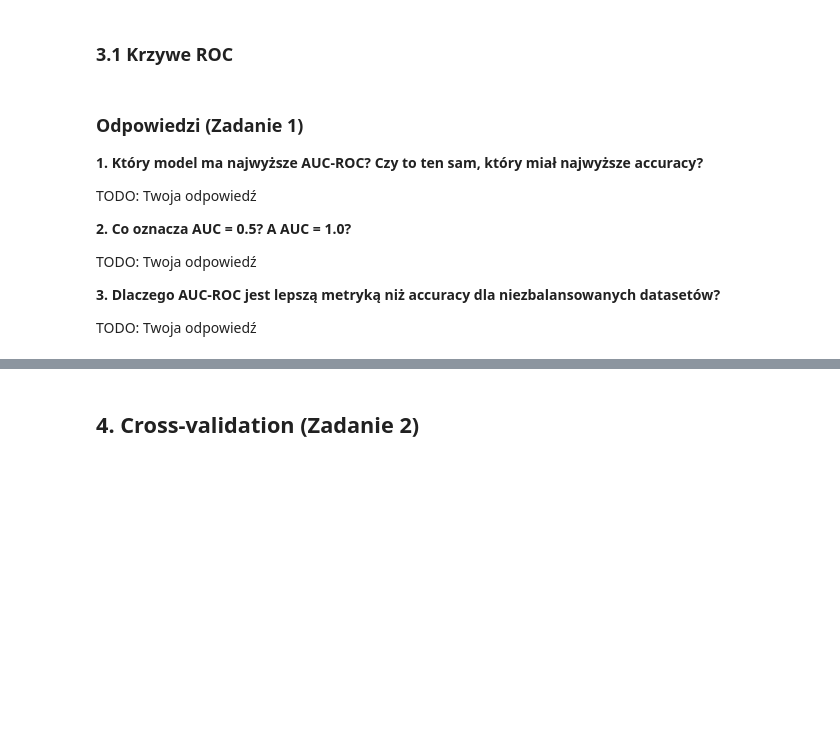
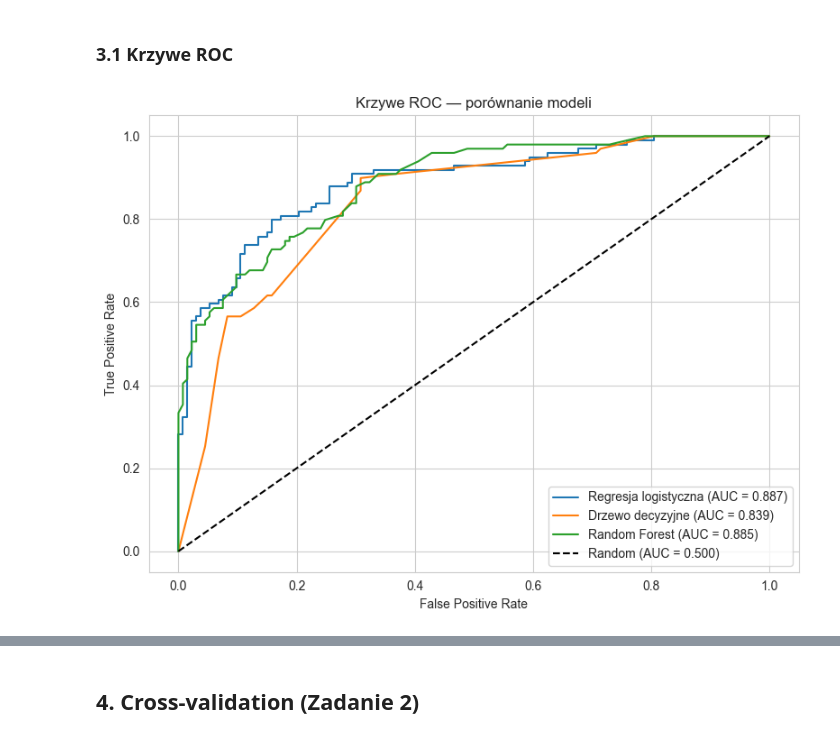
Before and after one commit to metrics-or-it-didnt-happen/lab12-model-tournament, a Jupyter notebook: model_tournament.ipynb, the cells around one changed output, grey strips where cells are left out. Cells and saved outputs as stored; diff of their text form; code cells hidden in the pictures; blank space fills up the shorter version.

```diff
--- a/model_tournament.ipynb
+++ b/model_tournament.ipynb
@@ -128,37 +136,23 @@ print("Modele wytrenowane.")
 # %% [markdown]
 ### 3.1 Krzywe ROC
 # %%
-# TODO: Narysuj krzywe ROC dla 3 modeli na jednym wykresie
-#
-# fig, ax = plt.subplots(figsize=(8, 6))
-#
-# for name, y_proba in [
-#     ("Regresja logistyczna", y_proba_lr),
-#     ("Drzewo decyzyjne", y_proba_dt),
-#     ("Random Forest", y_proba_rf),
-# ]:
-#     fpr, tpr, _ = roc_curve(y_test, y_proba)
-#     auc = roc_auc_score(y_test, y_proba)
-#     ax.plot(fpr, tpr, label=f"{name} (AUC = {auc:.3f})")
-#
-# ax.plot([0, 1], [0, 1], "k--", label="Random (AUC = 0.500)")
-# ax.set_xlabel("False Positive Rate")
-# ax.set_ylabel("True Positive Rate")
-# ax.set_title("Krzywe ROC — porównanie modeli")
-# ax.legend(loc="lower right")
-# plt.tight_layout()
-# plt.show()
+fig, ax = plt.subplots(figsize=(8, 6))
+
+for name, y_proba in [
+    ("Regresja logistyczna", y_proba_lr),
+    ("Drzewo decyzyjne", y_proba_dt),
+    ("Random Forest", y_proba_rf),
+]:
+    fpr, tpr, _ = roc_curve(y_test, y_proba)
+    auc = roc_auc_score(y_test, y_proba)
+    ax.plot(fpr, tpr, label=f"{name} (AUC = {auc:.3f})")
+
+ax.plot([0, 1], [0, 1], "k--", label="Random (AUC = 0.500)")
+ax.set_xlabel("False Positive Rate")
+ax.set_ylabel("True Positive Rate")
+ax.set_title("Krzywe ROC — porównanie modeli")
+ax.legend(loc="lower right")
+plt.tight_layout()
+plt.show()
+# %% [output]
+[figure, added]
-# %% [markdown]
-### Odpowiedzi (Zadanie 1)
-
-**1. Który model ma najwyższe AUC-ROC? Czy to ten sam, który miał najwyższe accuracy?**
-
-TODO: Twoja odpowiedź
-
-**2. Co oznacza AUC = 0.5? A AUC = 1.0?**
-
-TODO: Twoja odpowiedź
-
-**3. Dlaczego AUC-ROC jest lepszą metryką niż accuracy dla niezbalansowanych datasetów?**
-
-TODO: Twoja odpowiedź
```
Also changed, not shown: parts of 17 cells of this notebook.
